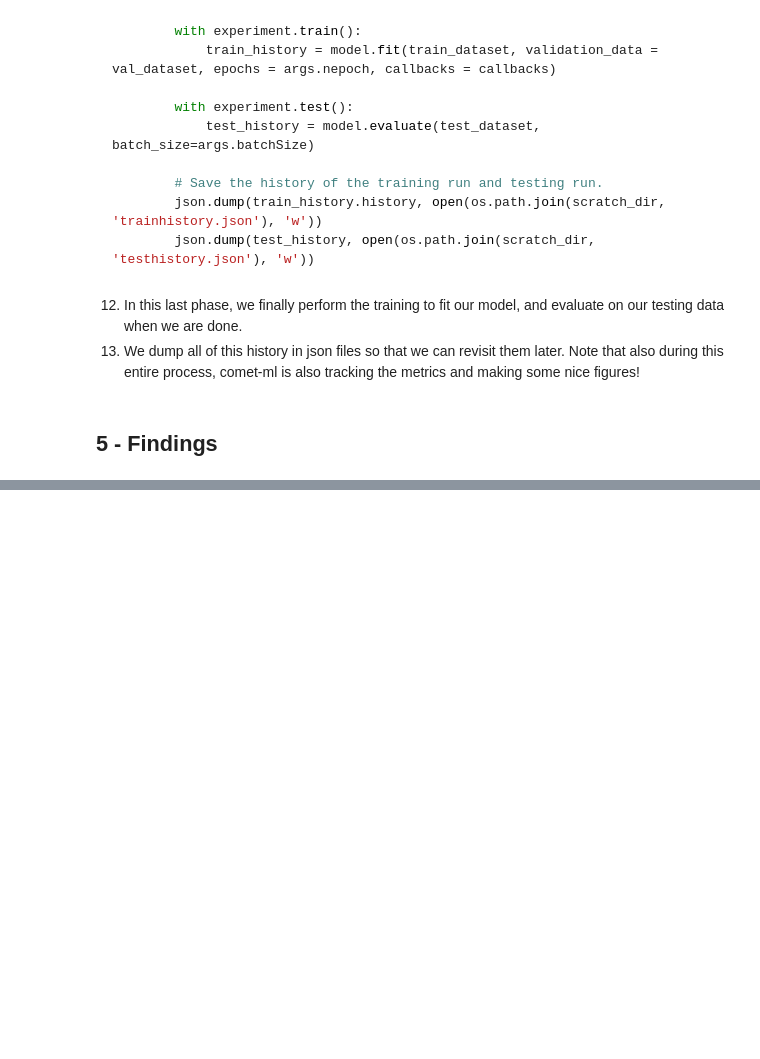
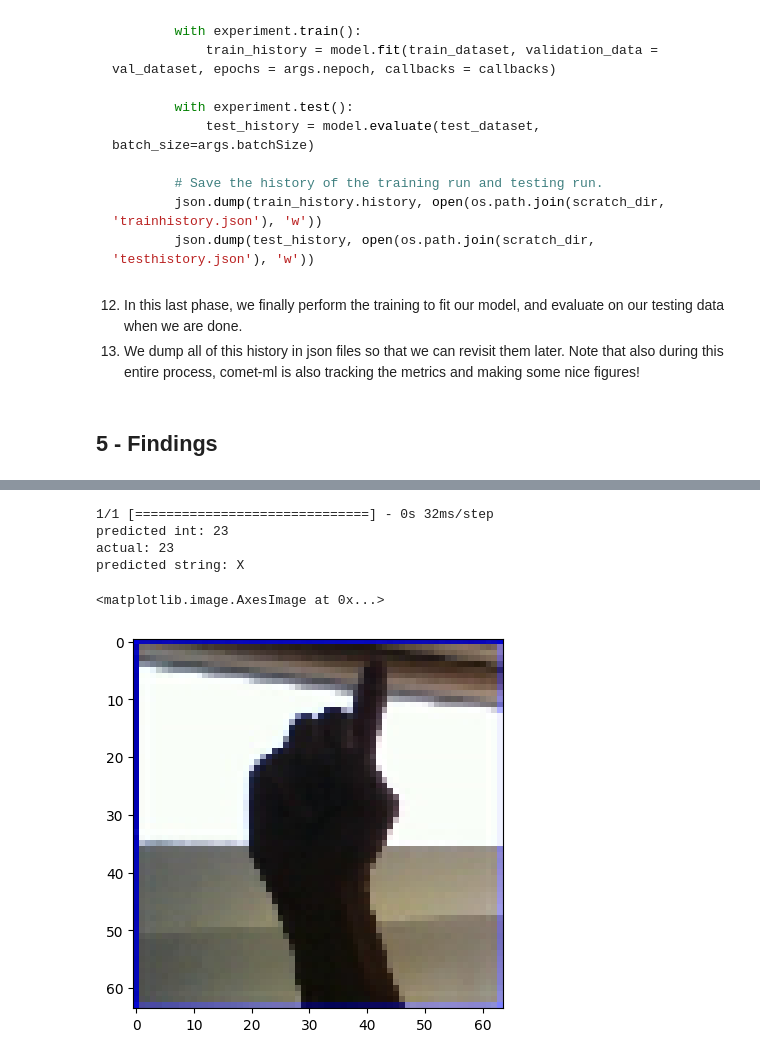
Before and after one commit to Joeshmoe03/ASL-classification, a Jupyter notebook: end_to_end.ipynb, the cells around one changed output, grey strips where cells are left out. Drawn from its saved outputs; the diff is of its cells as text; code cells hidden in the pictures; blank space fills up the shorter version.

```diff
--- a/end_to_end.ipynb
+++ b/end_to_end.ipynb
@@ -379,3 +383,15 @@ Here we use a function under `util/directory.py` to initialize a directory named
 13) We dump all of this history in json files so that we can revisit them later. Note that also during this entire process, comet-ml is also tracking the metrics and making some nice figures!
 # %% [markdown]
 ## **5 - Findings**
+# %%
+import tensorflow as tf
+
+# Create an instance of your class-based model
+model = ConvNet3(num_classes=29, input_shape=(64, 64, 3))
+
+# Debugged building: https://stackoverflow.com/questions/59356410/tensorflow-2-0-build-function
+# for an explanation of why you need to call .build() before loading weights.
+model.build((None, 64, 64, 3))
+
+# Load the weights into the model
+model.load_weights('temp\convnet3_adam_categorical_crossentropy_lr0.001_mo9e-06_rs4264\convnet3.h5')
@@ -381,0 +463,29 @@ Here we use a function under `util/directory.py` to initialize a directory named
+# %%
+# predict on some test images
+train_dataset
+
+import cv2
+#image = imread('data/asl_alphabet_test/asl_alphabet_test/I_test.jpg')
+images, labels = next(iter(test_dataset))
+# %%
+# get the index of the highest probabilities
+i = 19
+predicted_classes = np.argmax(model.predict(images), axis=1)
+
+print(f"predicted int: {predicted_classes[i]}")
+print(f"actual: {np.argmax(labels[i])}")
+
+# get the string labels
+predicted_labels = [label_map.get(label) for label in predicted_classes]
+
+print(f"predicted string: {predicted_labels[i]}")
+
+# plot the first image
+plt.imshow(images[i])
+# %% [output]
+1/1 [==============================] - 0s 32ms/step
+predicted int: 23
+actual: 23
+predicted string: X
+<matplotlib.image.AxesImage at 0x...>
+[figure, added]
```
Also changed, not shown: parts of 8 cells of this notebook, 35 other files.
